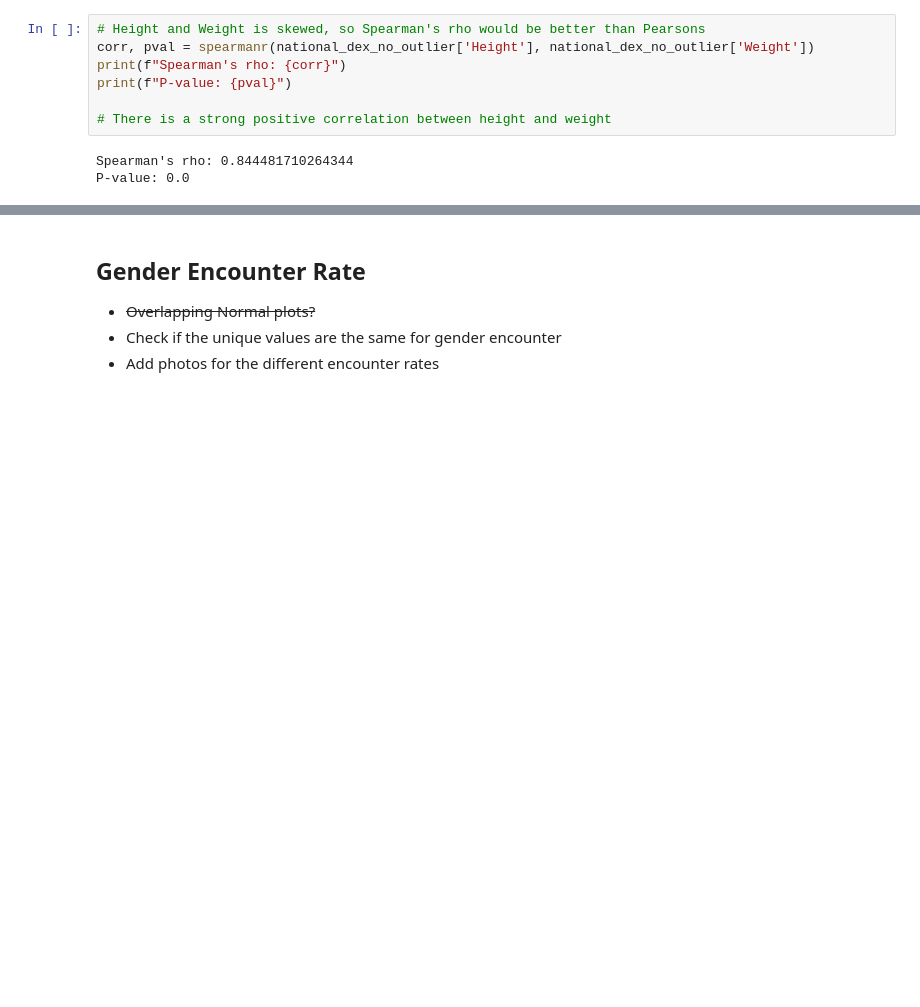
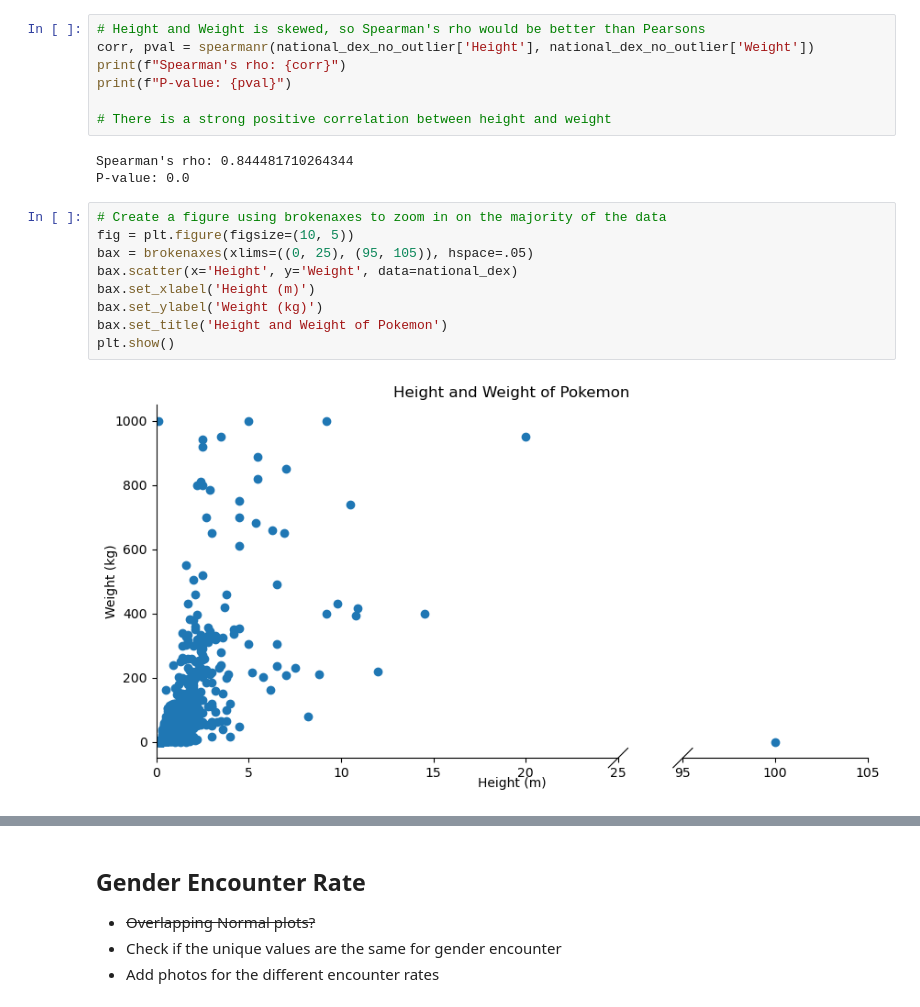
Before and after one commit to sarsteg/pokemon-index-analysis, a Jupyter notebook: analysis.ipynb, the cells around one changed output, grey strips where cells are left out. Cells and saved outputs as stored; diff of their text form; blank space fills up the shorter version.

```diff
--- a/analysis.ipynb
+++ b/analysis.ipynb
@@ -155,3 +144,14 @@ print(f"P-value: {pval}")
 # %% [output]
 Spearman's rho: 0.844481710264344
 P-value: 0.0
+# %%
+# Create a figure using brokenaxes to zoom in on the majority of the data
+fig = plt.figure(figsize=(10, 5))
+bax = brokenaxes(xlims=((0, 25), (95, 105)), hspace=.05)
+bax.scatter(x='Height', y='Weight', data=national_dex)
+bax.set_xlabel('Height (m)')
+bax.set_ylabel('Weight (kg)')
+bax.set_title('Height and Weight of Pokemon')
+plt.show()
+# %% [output]
+[figure, added]
```
Also changed, not shown: parts of 29 cells of this notebook, 2 other files.
